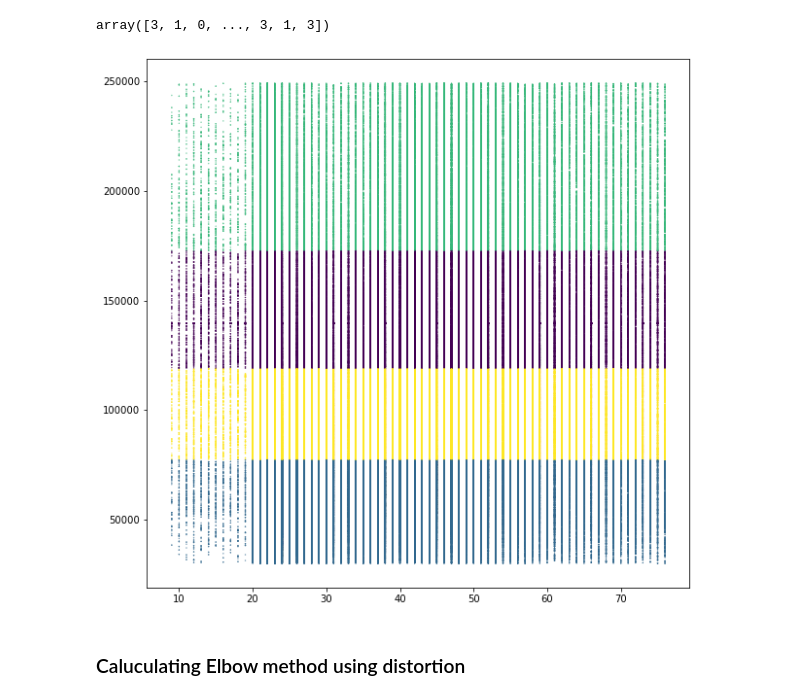
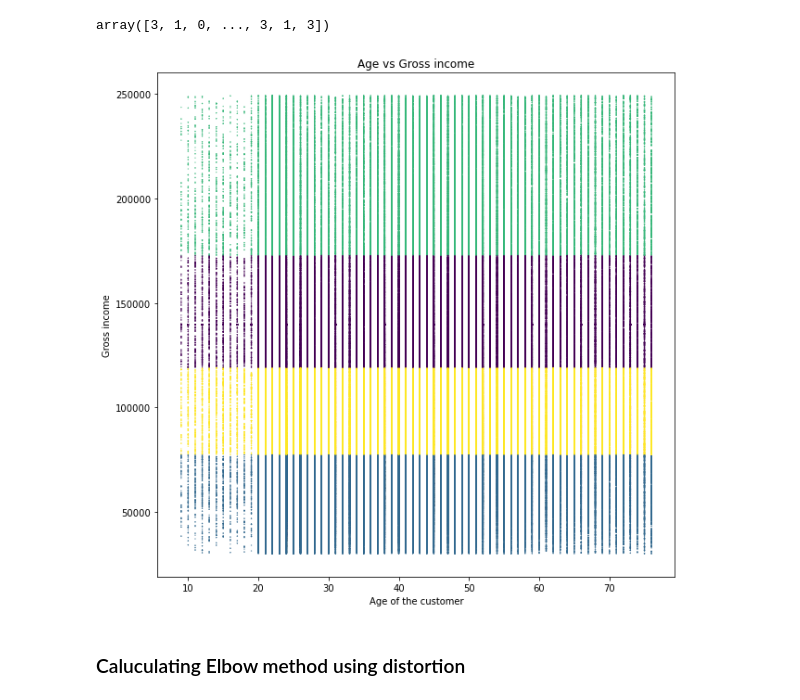
Before and after one commit to uthej12/Customer_Segmentation, a Jupyter notebook: Model.ipynb, the cells around one changed output. Saved outputs shown, nothing was run; the diff lists cells and outputs as text; code cells hidden in the pictures.

```diff
--- a/Model.ipynb
+++ b/Model.ipynb
@@ -77,17 +77,21 @@ array([3, 1, 0, ..., 3, 1, 3])
 # %%
 import matplotlib.pyplot as plt
 plt.rcParams['agg.path.chunksize'] = 10000
 
 fig,ax = plt.subplots()
 
 fig.set_figheight(10)
 fig.set_figwidth(10)
 
 rects = ax.scatter(df['Age'],df['Gross Income'], c=y_kmeans, s=0.1)
 
+ax.set_title('Age vs Gross income')
+ax.set_ylabel('Gross income')
+ax.set_xlabel('Age of the customer')
+
 plt.show()
 # %% [output]
-[figure, old version]
+[figure, new version]
 # %% [markdown]
 ### Caluculating Elbow method using distortion
 # %%
```
Also changed, not shown: 1 other file.
